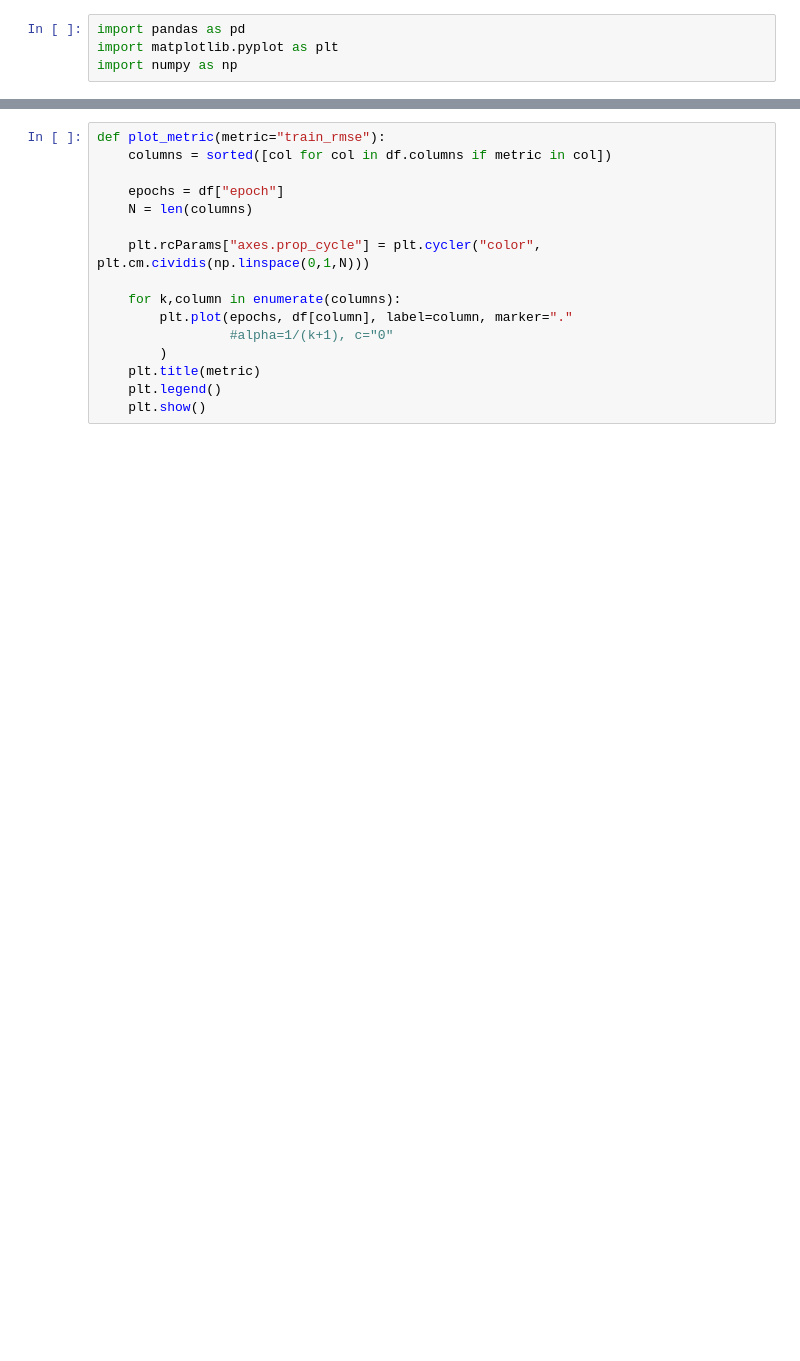
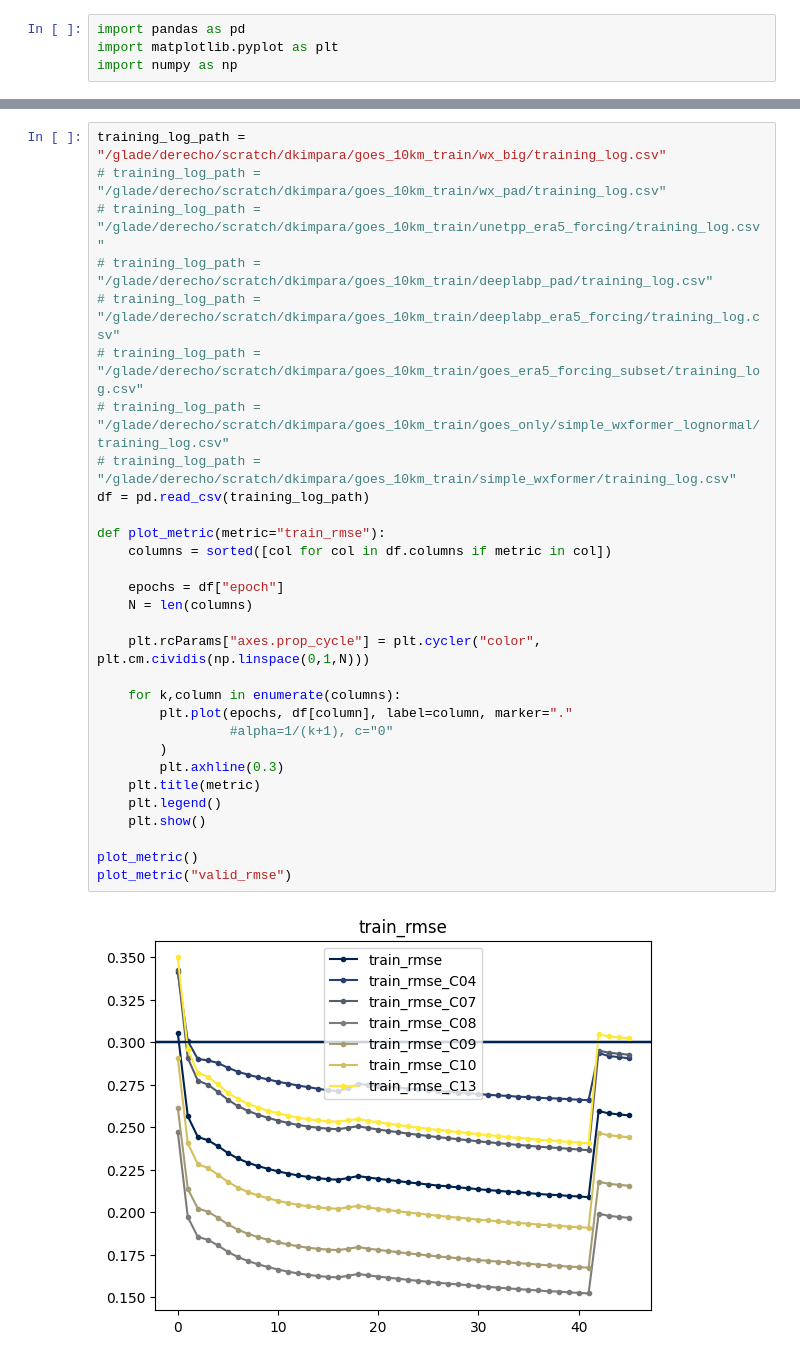
Before and after one commit to NCAR/miles-credit, a Jupyter notebook: notebooks/goes_viz_training_log.ipynb, the cells around one changed output, grey strips where cells are left out. Cells and saved outputs as stored; diff of their text form; blank space fills up the shorter version.

```diff
--- a/notebooks/goes_viz_training_log.ipynb
+++ b/notebooks/goes_viz_training_log.ipynb
@@ -13,16 +5,32 @@ df = pd.read_csv(training_log_path)
 # %%
+training_log_path = "/glade/derecho/scratch/dkimpara/goes_10km_train/wx_big/training_log.csv"
+# training_log_path = "/glade/derecho/scratch/dkimpara/goes_10km_train/wx_pad/training_log.csv"
+# training_log_path = "/glade/derecho/scratch/dkimpara/goes_10km_train/unetpp_era5_forcing/training_log.csv"
+# training_log_path = "/glade/derecho/scratch/dkimpara/goes_10km_train/deeplabp_pad/training_log.csv"
+# training_log_path = "/glade/derecho/scratch/dkimpara/goes_10km_train/deeplabp_era5_forcing/training_log.csv"
+# training_log_path = "/glade/derecho/scratch/dkimpara/goes_10km_train/goes_era5_forcing_subset/training_log.csv"
+# training_log_path = "/glade/derecho/scratch/dkimpara/goes_10km_train/goes_only/simple_wxformer_lognormal/training_log.csv"
+# training_log_path = "/glade/derecho/scratch/dkimpara/goes_10km_train/simple_wxformer/training_log.csv"
+df = pd.read_csv(training_log_path)
+
 def plot_metric(metric="train_rmse"):
     columns = sorted([col for col in df.columns if metric in col])
 
     epochs = df["epoch"]
     N = len(columns)
 
     plt.rcParams["axes.prop_cycle"] = plt.cycler("color", plt.cm.cividis(np.linspace(0,1,N)))
 
     for k,column in enumerate(columns):
         plt.plot(epochs, df[column], label=column, marker="."
                  #alpha=1/(k+1), c="0"
         )
+        plt.axhline(0.3)
     plt.title(metric)
     plt.legend()
     plt.show()
+
+plot_metric()
+plot_metric("valid_rmse")
+# %% [output]
+[figure, added]
```
Also changed, not shown: parts of 5 cells of this notebook, 12 other files.
